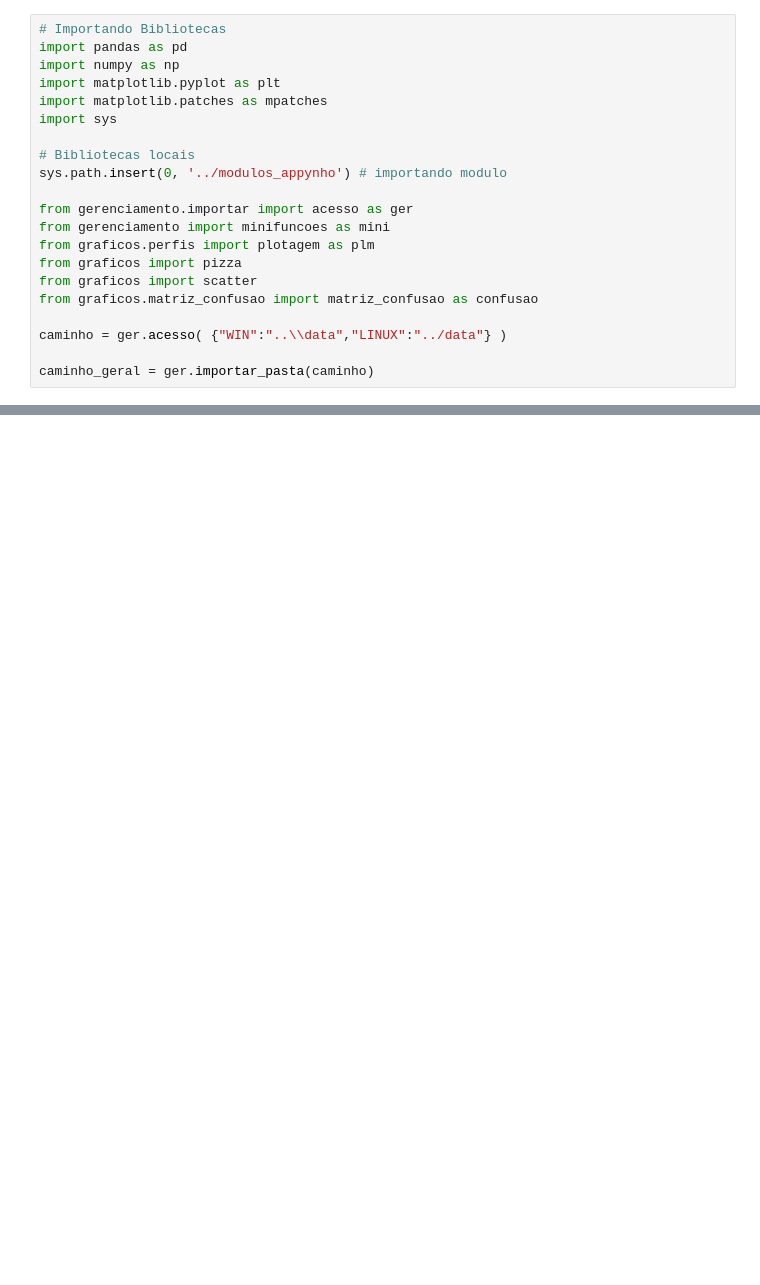
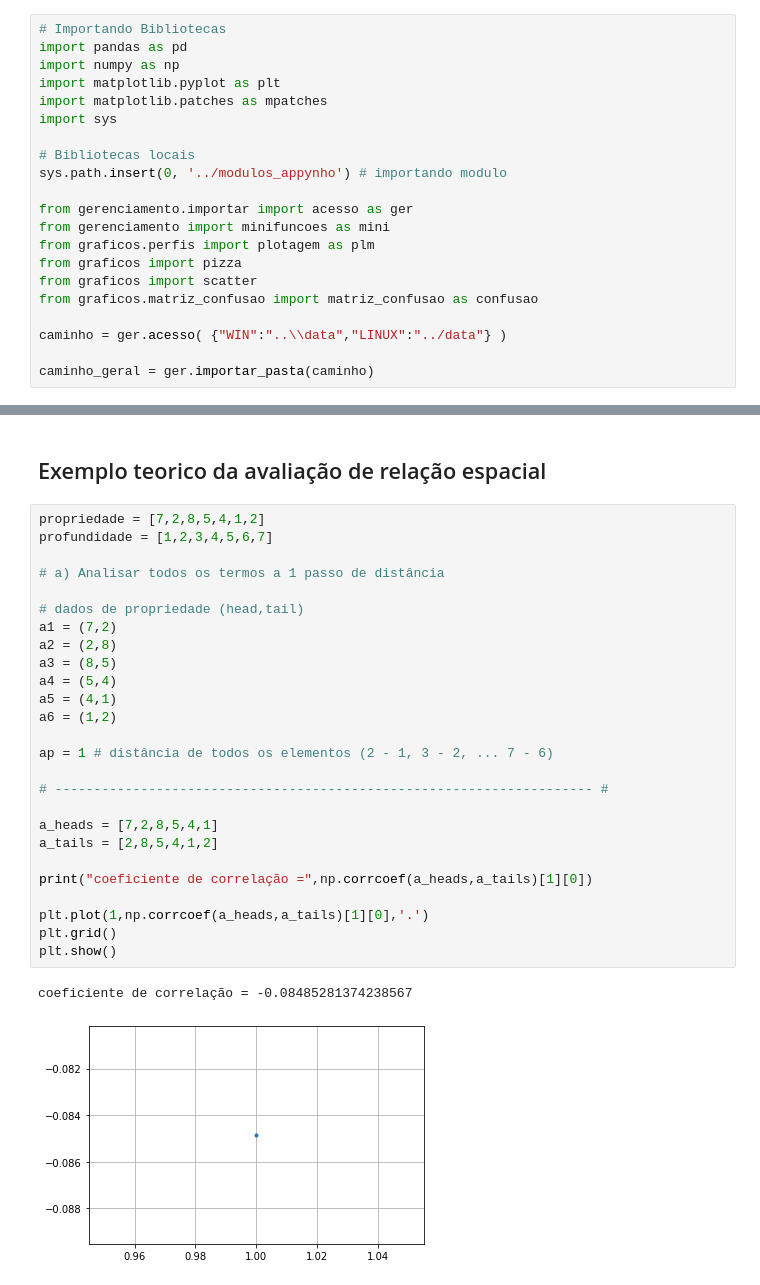
Before and after one commit to rmotadutra/PFG_2020, a Jupyter notebook: spatial_data_analysis/tutorial_analise_espacial.ipynb, the cells around one changed output, grey strips where cells are left out. Cells and saved outputs as stored; diff of their text form; blank space fills up the shorter version.

```diff
--- a/spatial_data_analysis/tutorial_analise_espacial.ipynb
+++ b/spatial_data_analysis/tutorial_analise_espacial.ipynb
@@ -56,0 +114,31 @@ litho_types
+# %% [markdown]
+## Exemplo teorico da avaliação de relação espacial
+# %%
+propriedade = [7,2,8,5,4,1,2]
+profundidade = [1,2,3,4,5,6,7]
+
+# a) Analisar todos os termos a 1 passo de distância
+
+# dados de propriedade (head,tail)
+a1 = (7,2)
+a2 = (2,8)
+a3 = (8,5)
+a4 = (5,4)
+a5 = (4,1)
+a6 = (1,2)
+
+ap = 1 # distância de todos os elementos (2 - 1, 3 - 2, ... 7 - 6)
+
+# --------------------------------------------------------------------- #
+
+a_heads = [7,2,8,5,4,1]
+a_tails = [2,8,5,4,1,2]
+
+print("coeficiente de correlação =",np.corrcoef(a_heads,a_tails)[1][0])
+
+plt.plot(1,np.corrcoef(a_heads,a_tails)[1][0],'.')
+plt.grid()
+plt.show()
+# %% [output]
+coeficiente de correlação = -0.08485281374238567
+[figure, added]
```
Also changed, not shown: parts of 8 cells of this notebook, 3 other files.
